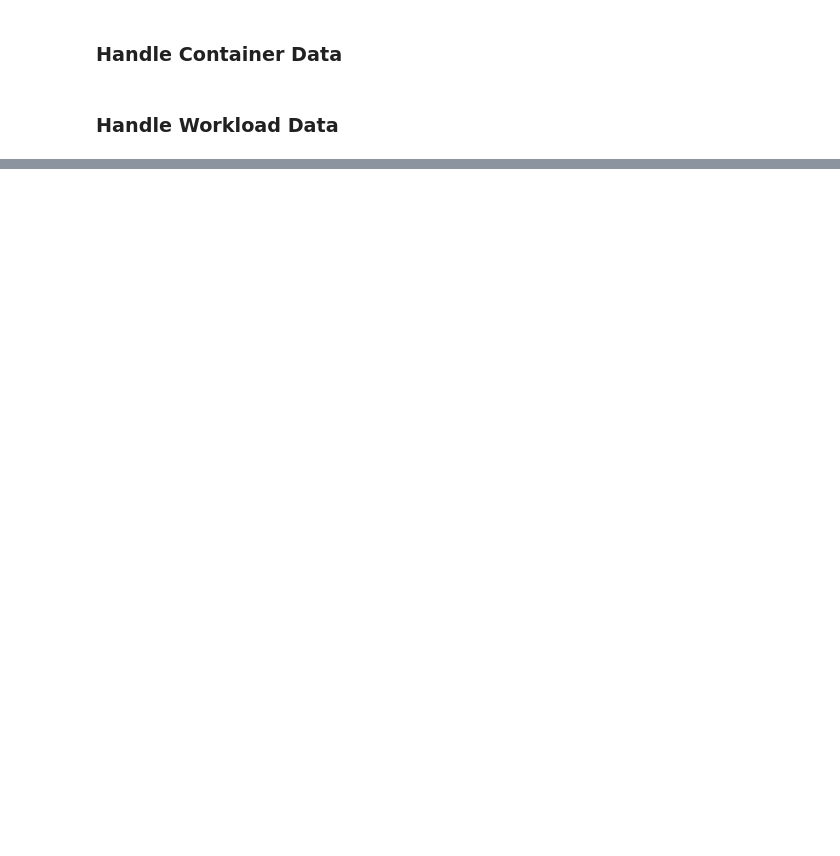
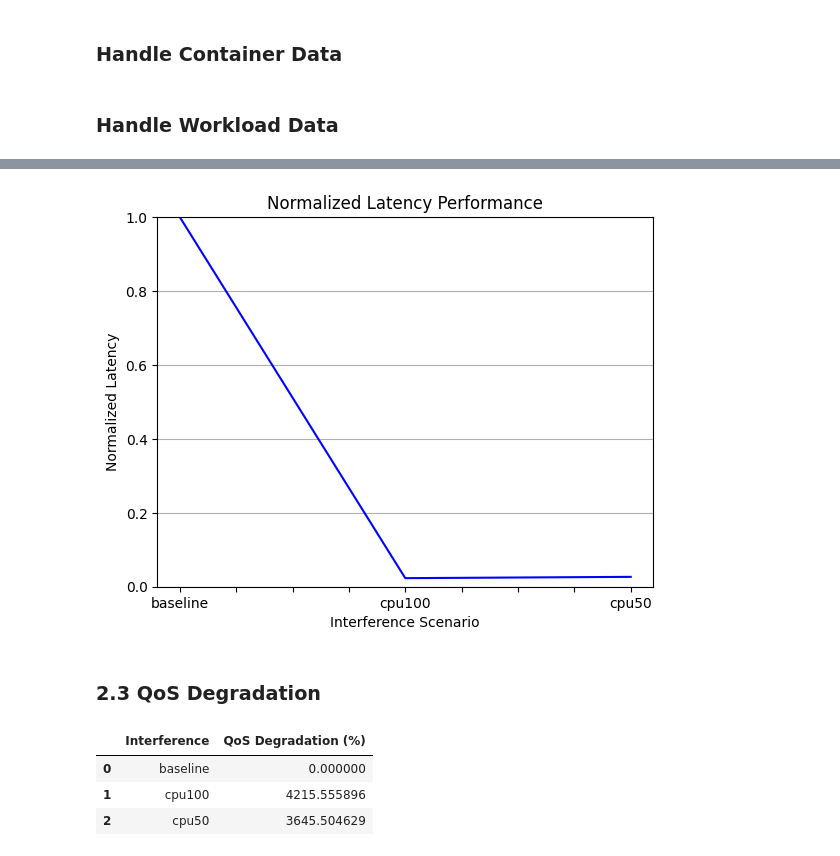
Before and after one commit to georgakopoulosgeo/Interference_Thesis_NTUA, a Jupyter notebook: profiling/fix_datasets.ipynb, the cells around one changed output, grey strips where cells are left out. Saved outputs shown, nothing was run; the diff lists cells and outputs as text; code cells hidden in the pictures; blank space fills up the shorter version.

```diff
--- a/profiling/fix_datasets.ipynb
+++ b/profiling/fix_datasets.ipynb
@@ -177,0 +598,36 @@ for category, pattern in file_patterns.items():
+# %%
+# Plot Normalized Latency performance
+normalized_latency_df.set_index("Interference")["Normalized Latency"].plot(color=["blue", "orange", "green"])
+plt.title("Normalized Latency Performance")
+plt.xlabel("Interference Scenario")
+plt.ylabel("Normalized Latency")
+plt.ylim(0.00, 1.00)  # Set y-axis limits from 0.00 to 1.00
+plt.grid(axis="y")
+plt.show()
+# %% [output]
+[figure, added]
+# %% [markdown]
+### 2.3 QoS Degradation
+# %%
+# Create the QoS Degradation DataFrame
+# Create a new DataFrame to hold the QoS Degradation for each scenario
+qos_degradation_df = pd.DataFrame(columns=["Interference", "QoS Degradation (%)"])
+
+# Calculate the QoS Degradation
+for scenario in cpu_interference_df['Interference'].unique():
+    if scenario.startswith("cpu") or scenario == "baseline":
+        scenario_row = cpu_interference_df[cpu_interference_df['Interference'] == scenario].iloc[0]
+        measured_latency = scenario_row['P99_Latency']
+        qos_degradation = ((measured_latency - baseline_latency) / baseline_latency) * 100
+        qos_degradation_df = pd.concat(
+            [qos_degradation_df, pd.DataFrame({"Interference": [scenario], "QoS Degradation (%)": [qos_degradation]})],
+            ignore_index=True
+        )
+
+# Display the QoS Degradation DataFrame
+display(qos_degradation_df.head(5))
+# %% [output]
+|  | Interference | QoS Degradation (%) |
+| 0 | baseline | 0.000000 |
+| 1 | cpu100 | 4215.555896 |
+| 2 | cpu50 | 3645.504629 |
```
Also changed, not shown: parts of 24 cells of this notebook, 21 other files.
